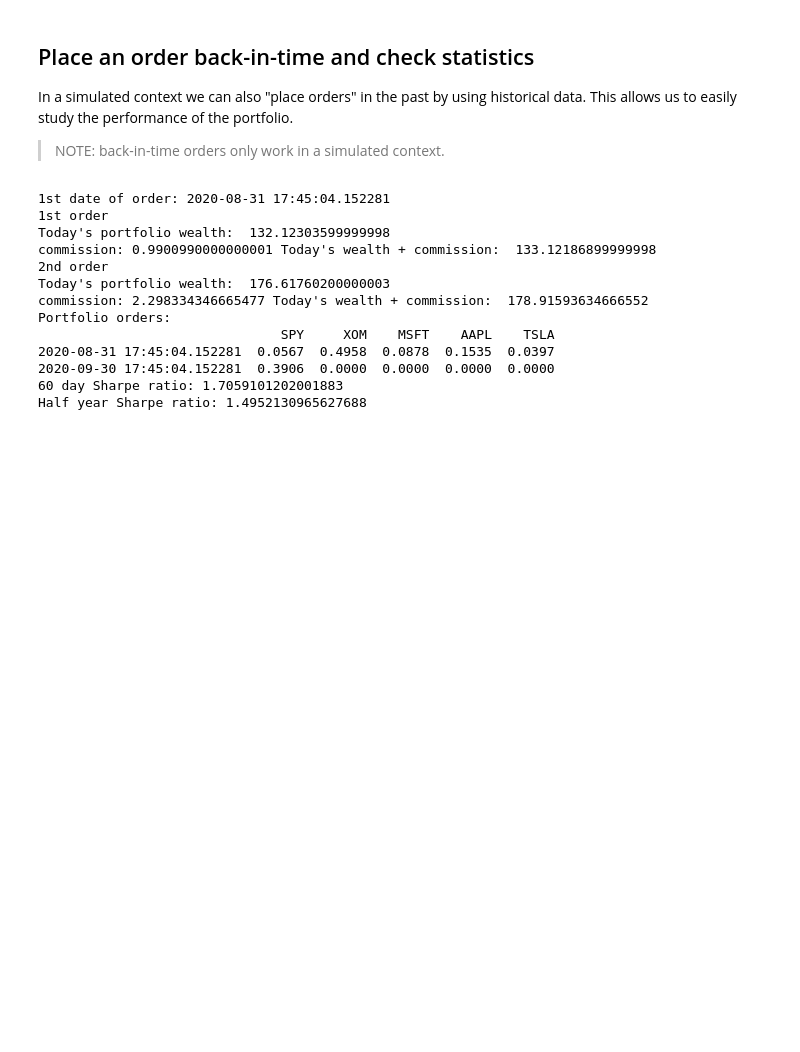
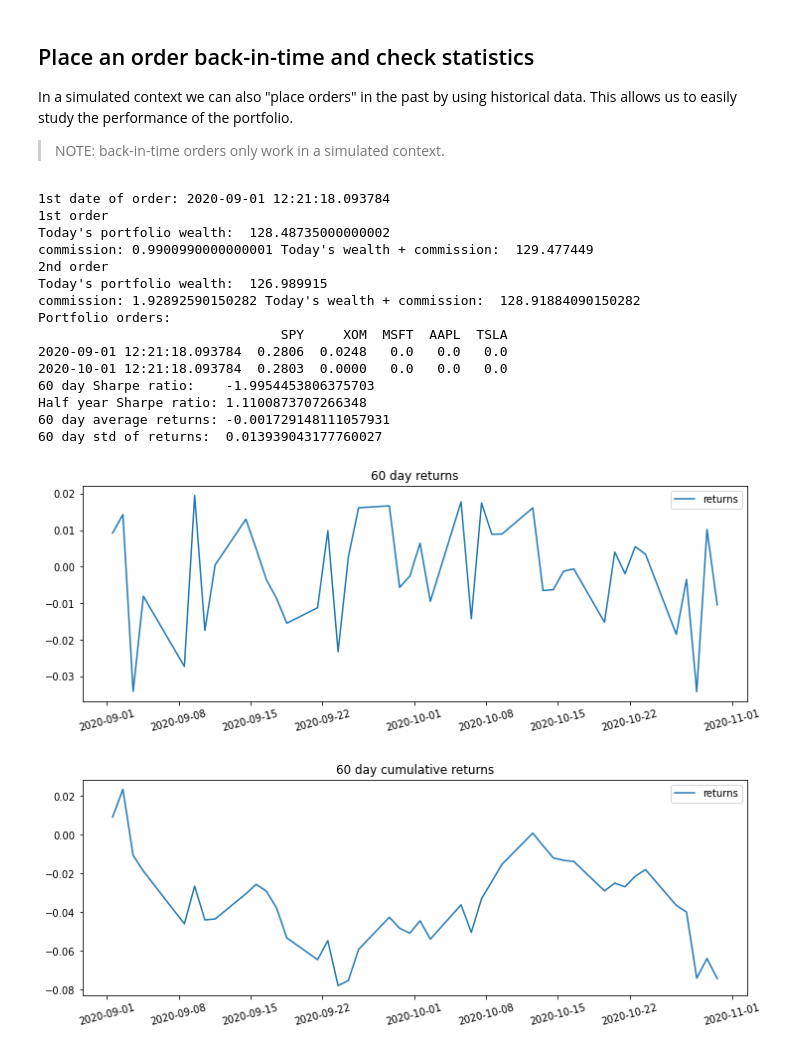
Before and after one commit to Sager611/ibkr-algotrading, a Jupyter notebook: notebooks/02 - Portfolios.ipynb, the cells around one changed output. Saved outputs shown, nothing was run; the diff lists cells and outputs as text; code cells hidden in the pictures; blank space fills up the shorter version.

Commit message:
:construction: working sharpe and portfolio returns function

```diff
--- a/notebooks/02 - Portfolios.ipynb
+++ b/notebooks/02 - Portfolios.ipynb
@@ -100,8 +100,9 @@ with srv.simulated():
 
     # the wealth of the portfolio decreases since the
     # transactions take a commission
-    print('Portfolio wealth: ', portfolio.wealth)
-    print('Total commissions:', portfolio.commission, 'Wealth + commission: ', portfolio.wealth + portfolio.commission)
+    W = portfolio.wealth()
+    print('Portfolio wealth: ', W)
+    print('Total commissions:', portfolio.commission, 'Wealth + commission: ', W + portfolio.commission)
 
     # 2nd order
     # we will put all our money on SPY
@@ -110,8 +111,9 @@ with srv.simulated():
     print('2nd order')
     portfolio.order(weights)
 
-    print('Portfolio wealth: ', portfolio.wealth)
-    print('Total commissions:', portfolio.commission, 'Wealth + commission: ', portfolio.wealth + portfolio.commission)
+    W = portfolio.wealth()
+    print('Portfolio wealth: ', W)
+    print('Total commissions:', portfolio.commission, 'Wealth + commission: ', W + portfolio.commission)
 
     # 3rd order
     # now we will give a litle to XOM
@@ -120,8 +122,9 @@ with srv.simulated():
     print('3rd order')
     portfolio.order(weights)
 
-    print('Portfolio wealth: ', portfolio.wealth)
-    print('Total commissions:', portfolio.commission, 'Wealth + commission: ', portfolio.wealth + portfolio.commission)
+    W = portfolio.wealth()
+    print('Portfolio wealth: ', W)
+    print('Total commissions:', portfolio.commission, 'Wealth + commission: ', W + portfolio.commission)
 
     # we can also list all orders that have happened on this portfolio.
     # the stored values are the stock shares
@@ -169,45 +172,66 @@ print('1st date of order:', first_date)
 
 with srv.simulated():
     # 1st order
     # distribute the portfolio equally accross stocks
     date = first_date
     weights = np.ones(5) / 5.0
+    weights[0] = 0.99
+    weights[1] = 0.01
+    weights[2:] = 0.0
     print('1st order')
     portfolio.order(weights, date=date)
 
-    print('Today\'s portfolio wealth: ', portfolio.wealth)
-    print('commission:', portfolio.commission, 'Today\'s wealth + commission: ', portfolio.wealth + portfolio.commission)
+    W = portfolio.wealth()
+    print('Today\'s portfolio wealth: ', W)
+    print('commission:', portfolio.commission, 'Today\'s wealth + commission: ', W + portfolio.commission)
 
     # 2nd order
     # we will put all our money on SPY one month **after** the previous order
     date = date + pd.Timedelta(days=30)
     weights[0] = 1.0
     weights[1:] = 0.0
     print('2nd order')
     portfolio.order(weights, date=date)
 
-    print('Today\'s portfolio wealth: ', portfolio.wealth)
-    print('commission:', portfolio.commission, 'Today\'s wealth + commission: ', portfolio.wealth + portfolio.commission)
+    W = portfolio.wealth()
+    print('Today\'s portfolio wealth: ', W)
+    print('commission:', portfolio.commission, 'Today\'s wealth + commission: ', W + portfolio.commission)
 
     # all orders that have happened on this portfolio.
     # the stored values are the stock shares
     print('Portfolio orders:')
     print(portfolio.orders)
 
     # we can also access the portfolio's statistics
-    print('60 day Sharpe ratio:', portfolio.sharpe(end_date=first_date + pd.Timedelta(days=60)))
+    print('60 day Sharpe ratio:   ', portfolio.sharpe(end_date=first_date + pd.Timedelta(days=60)))
     print('Half year Sharpe ratio:', portfolio.sharpe(end_date=first_date + pd.Timedelta(days=365/2)))
+    returns = portfolio.get_returns(end_date=first_date + pd.Timedelta(days=60))
+    print('60 day average returns:', returns.mean().values[0])
+    print('60 day std of returns: ', returns.std().values[0])
+    # plot cumulative returns
+    plt.figure(figsize=(12, 4))
+    sns.lineplot(data=returns)
+    plt.title('60 day returns')
+    plt.xticks(rotation=15)
+    plt.figure(figsize=(12, 4))
+    sns.lineplot(data=returns.cumsum())
+    plt.title('60 day cumulative returns')
+    plt.xticks(rotation=15)
 # %% [output]
-1st date of order: 2020-08-31 17:45:04.152281
+1st date of order: 2020-09-01 12:21:18.093784
 1st order
-Today's portfolio wealth:  132.12303599999998
-commission: 0.9900990000000001 Today's wealth + commission:  133.12186899999998
+Today's portfolio wealth:  128.48735000000002
+commission: 0.9900990000000001 Today's wealth + commission:  129.477449
 2nd order
-Today's portfolio wealth:  176.61760200000003
-commission: 2.298334346665477 Today's wealth + commission:  178.91593634666552
+Today's portfolio wealth:  126.989915
+commission: 1.92892590150282 Today's wealth + commission:  128.91884090150282
 Portfolio orders:
-                               SPY     XOM    MSFT    AAPL    TSLA
-2020-08-31 17:45:04.152281  0.0567  0.4958  0.0878  0.1535  0.0397
-2020-09-30 17:45:04.152281  0.3906  0.0000  0.0000  0.0000  0.0000
-60 day Sharpe ratio: 1.7059101202001883
-Half year Sharpe ratio: 1.4952130965627688
+                               SPY     XOM  MSFT  AAPL  TSLA
+2020-09-01 12:21:18.093784  0.2806  0.0248   0.0   0.0   0.0
+2020-10-01 12:21:18.093784  0.2803  0.0000   0.0   0.0   0.0
+60 day Sharpe ratio:    -1.9954453806375703
+Half year Sharpe ratio: 1.1100873707266348
+60 day average returns: -0.001729148111057931
+60 day std of returns:  0.013939043177760027
+[figure, added]
+[figure, added]
```
Also changed, not shown: parts of 1 cell of this notebook, 5 other files.
